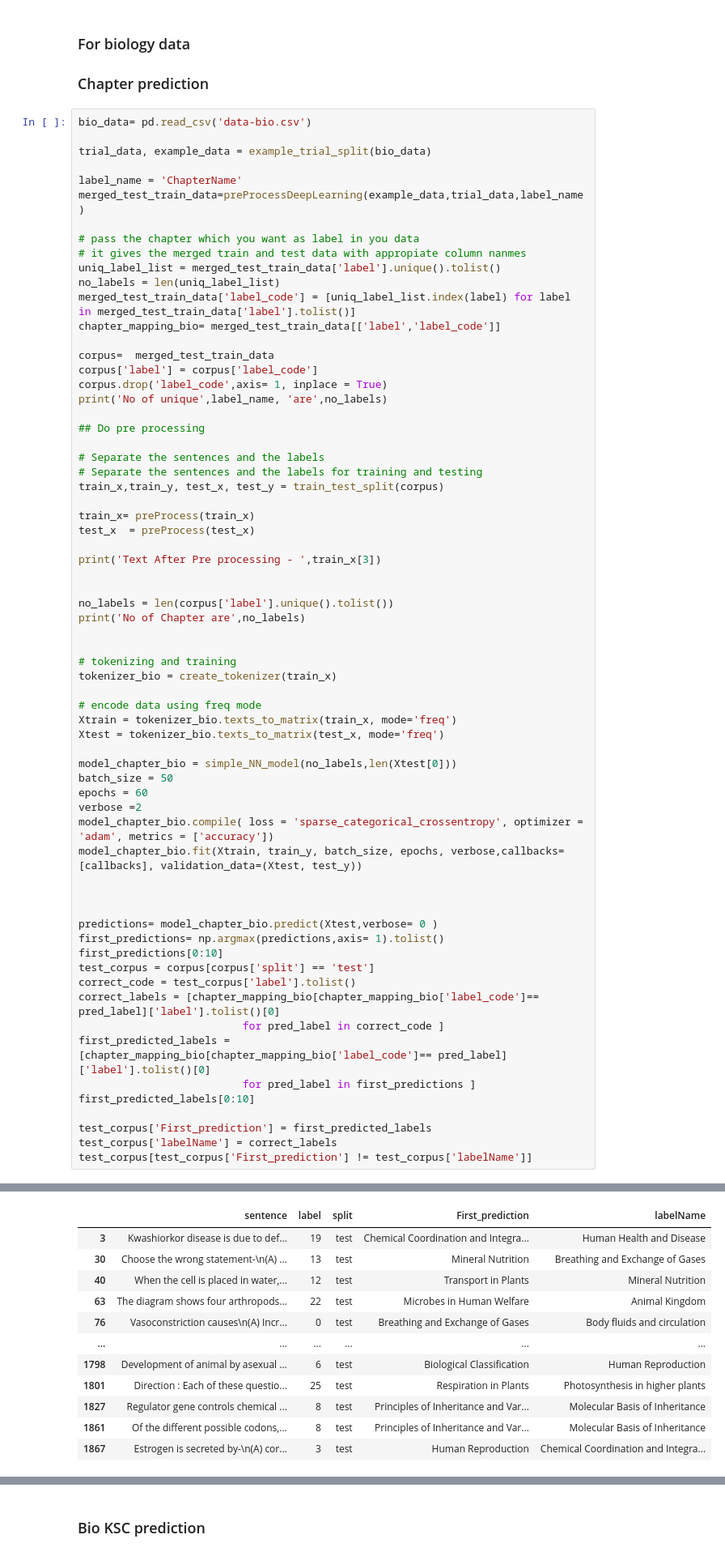
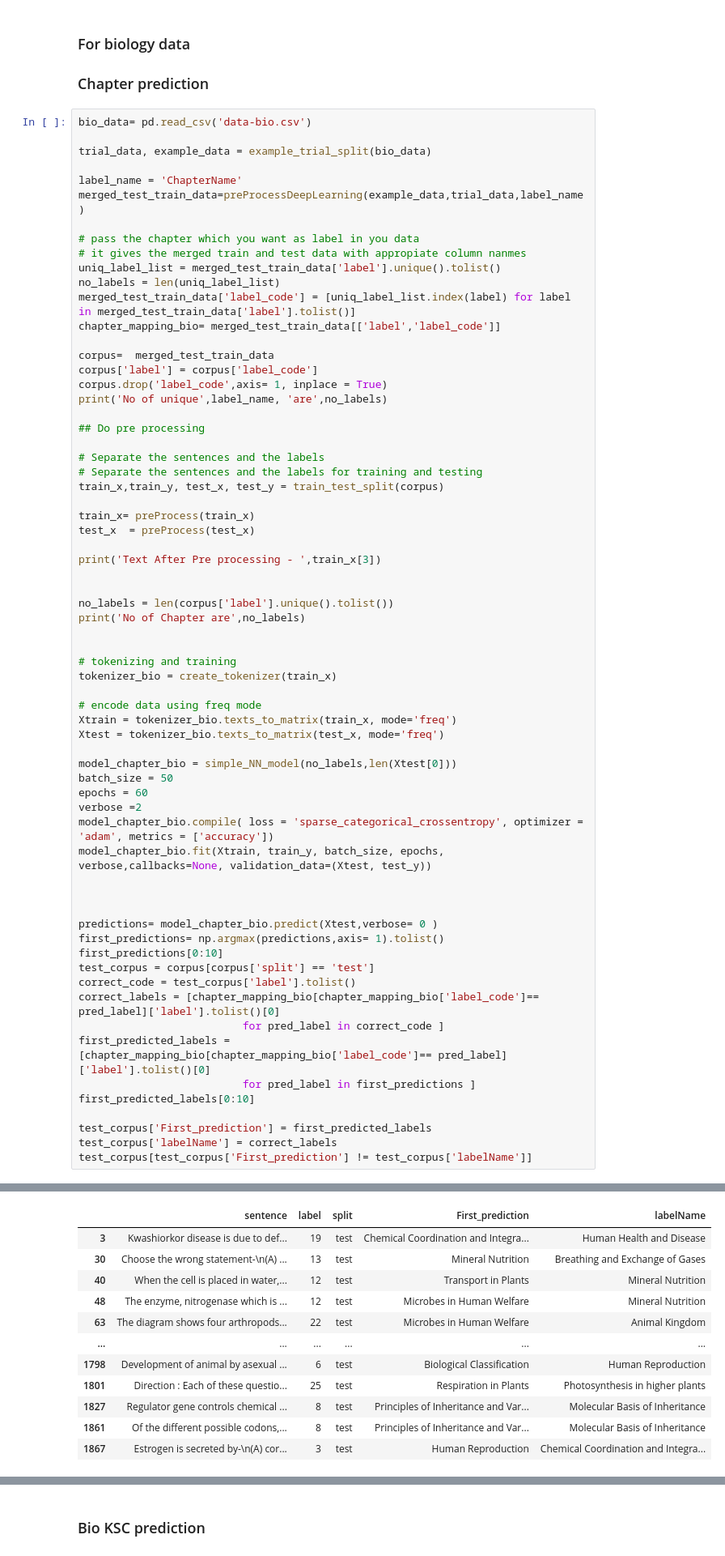
Before and after one commit to matrix101A/SpeedLabsNLP_project, a Jupyter notebook: calssification_project_final.ipynb, the cells around one changed output, grey strips where cells are left out. Shown at 81% size. Saved outputs shown, nothing was run; the diff lists cells and outputs as text.

```diff
--- a/calssification_project_final.ipynb
+++ b/calssification_project_final.ipynb
@@ -3028,7 +2950,7 @@ batch_size = 50
 epochs = 60
 verbose =2
 model_chapter_bio.compile( loss = 'sparse_categorical_crossentropy', optimizer = 'adam', metrics = ['accuracy'])
-model_chapter_bio.fit(Xtrain, train_y, batch_size, epochs, verbose,callbacks=[callbacks], validation_data=(Xtest, test_y))
+model_chapter_bio.fit(Xtrain, train_y, batch_size, epochs, verbose,callbacks=None, validation_data=(Xtest, test_y))
 
 
 
@@ -3079,17 +3004,17 @@ Epoch 60/60
 A value is trying to be set on a copy of a slice from a DataFrame.
 Try using .loc[row_indexer,col_indexer] = value instead
 
 See the caveats in the documentation: https://pandas.pydata.org/pandas-docs/stable/user_guide/indexing.html#returning-a-view-versus-a-copy
 A value is trying to be set on a copy of a slice from a DataFrame.
 Try using .loc[row_indexer,col_indexer] = value instead
 
 See the caveats in the documentation: https://pandas.pydata.org/pandas-docs/stable/user_guide/indexing.html#returning-a-view-versus-a-copy
 |  | sentence | label | split | First_prediction | labelName |
 | 3 | Kwashiorkor disease is due to def... | 19 | test | Chemical Coordination and Integra... | Human Health and Disease |
 | 30 | Choose the wrong statement-\n(A) ... | 13 | test | Mineral Nutrition | Breathing and Exchange of Gases |
 | 40 | When the cell is placed in water,... | 12 | test | Transport in Plants | Mineral Nutrition |
+| 48 | The enzyme, nitrogenase which is ... | 12 | test | Microbes in Human Welfare | Mineral Nutrition |
 | 63 | The diagram shows four arthropods... | 22 | test | Microbes in Human Welfare | Animal Kingdom |
-| 76 | Vasoconstriction causes\n(A) Incr... | 0 | test | Breathing and Exchange of Gases | Body fluids and circulation |
 | ... | ... | ... | ... | ... | ... |
 | 1798 | Development of animal by asexual ... | 6 | test | Biological Classification | Human Reproduction |
 | 1801 | Direction : Each of these questio... | 25 | test | Respiration in Plants | Photosynthesis in higher plants |
```
Also changed, not shown: parts of 101 cells of this notebook, 2 other files.
